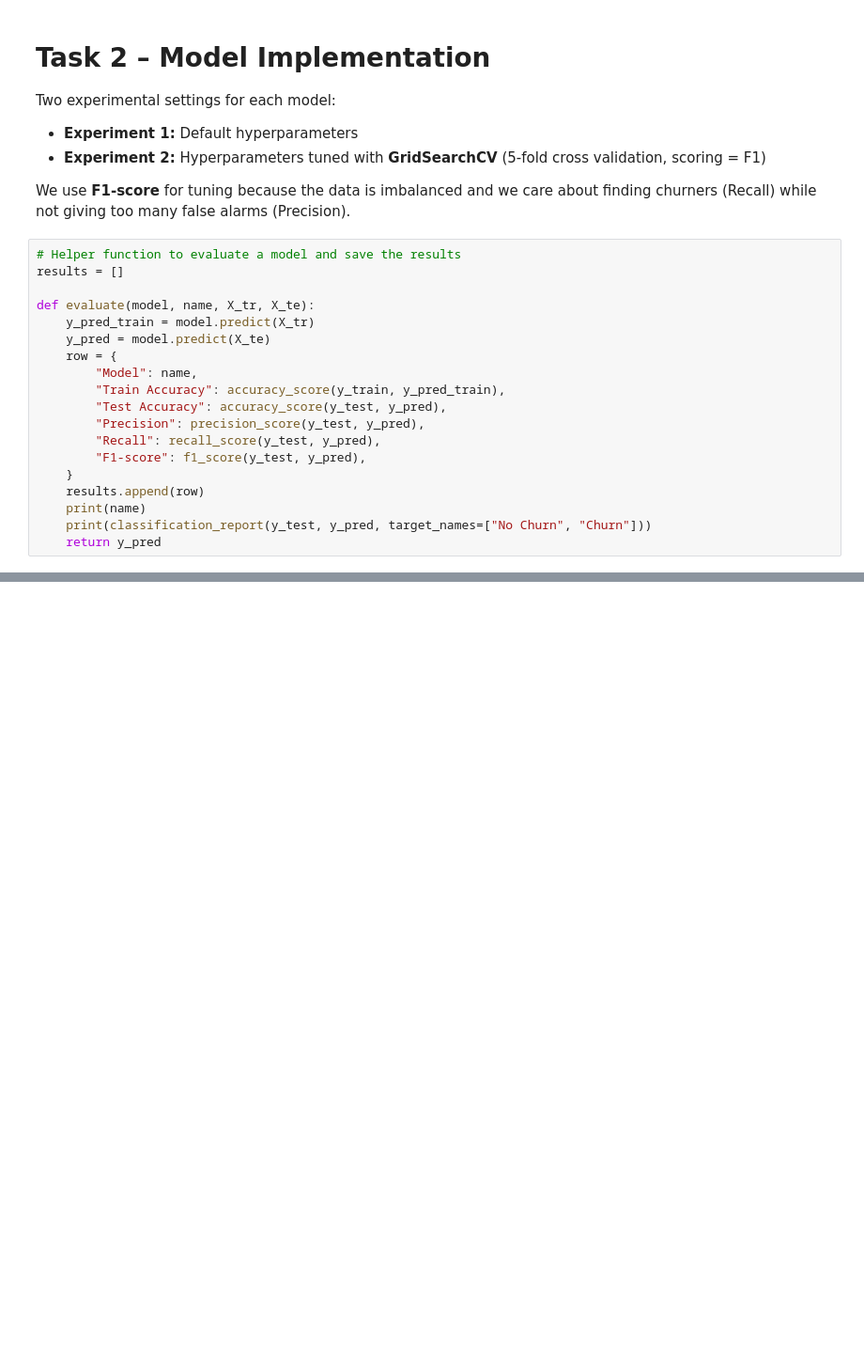
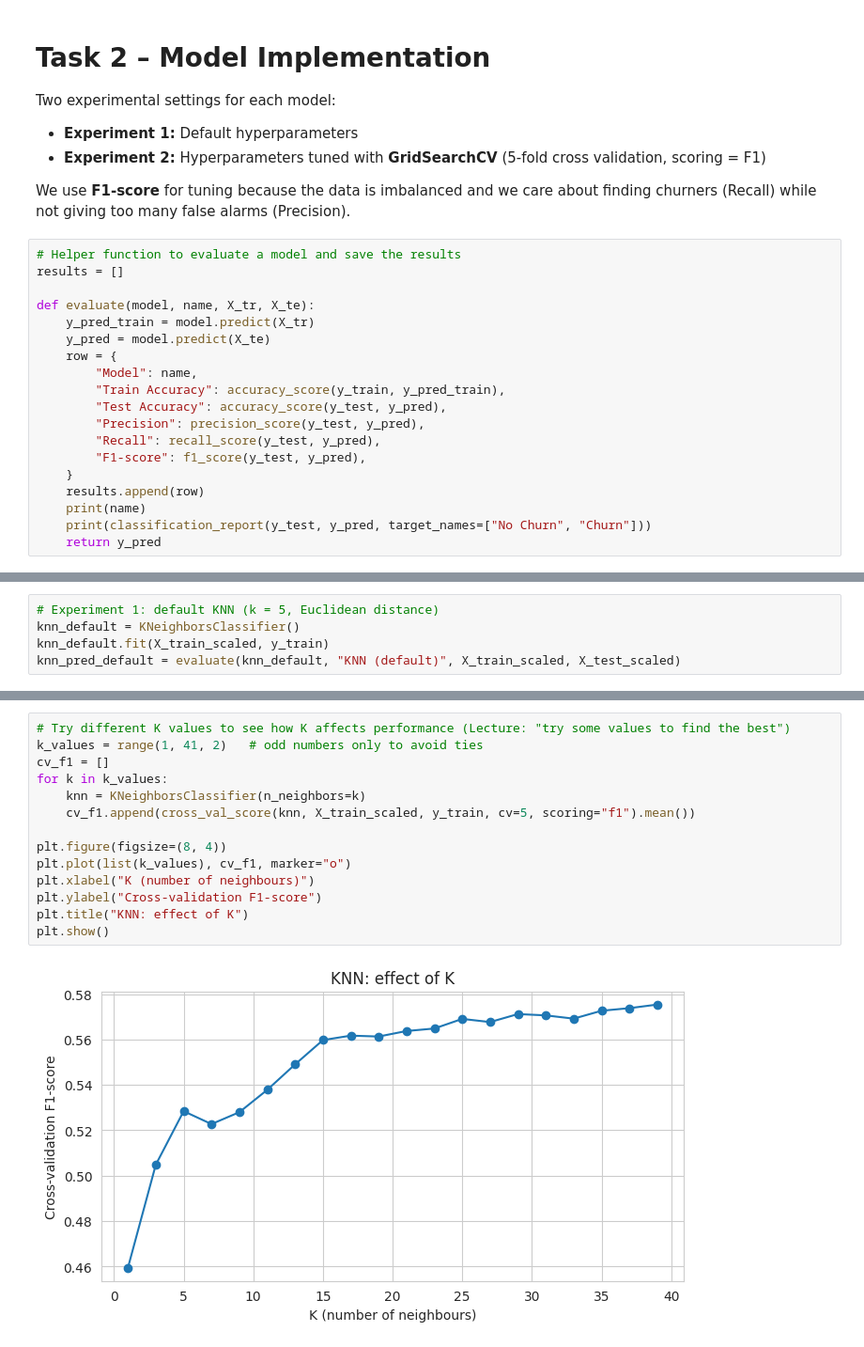
Before and after one commit to wageesha111/telco-churn-prediction, a Jupyter notebook: Telco_Churn_Coursework.ipynb, the cells around one changed output, grey strips where cells are left out. Shown at 94% size. Drawn from its saved outputs; the diff is of its cells as text; blank space fills up the shorter version.

Commit message:
Train and tune KNN model

```diff
--- a/Telco_Churn_Coursework.ipynb
+++ b/Telco_Churn_Coursework.ipynb
@@ -366,0 +370,5 @@ def evaluate(model, name, X_tr, X_te):
+# %%
+# Experiment 1: default KNN (k = 5, Euclidean distance)
+knn_default = KNeighborsClassifier()
+knn_default.fit(X_train_scaled, y_train)
+knn_pred_default = evaluate(knn_default, "KNN (default)", X_train_scaled, X_test_scaled)
@@ -366,0 +385,16 @@ def evaluate(model, name, X_tr, X_te):
+# %%
+# Try different K values to see how K affects performance (Lecture: "try some values to find the best")
+k_values = range(1, 41, 2)   # odd numbers only to avoid ties
+cv_f1 = []
+for k in k_values:
+    knn = KNeighborsClassifier(n_neighbors=k)
+    cv_f1.append(cross_val_score(knn, X_train_scaled, y_train, cv=5, scoring="f1").mean())
+
+plt.figure(figsize=(8, 4))
+plt.plot(list(k_values), cv_f1, marker="o")
+plt.xlabel("K (number of neighbours)")
+plt.ylabel("Cross-validation F1-score")
+plt.title("KNN: effect of K")
+plt.show()
+# %% [output]
+[figure, added]
```
Also changed, not shown: parts of 3 cells of this notebook.
